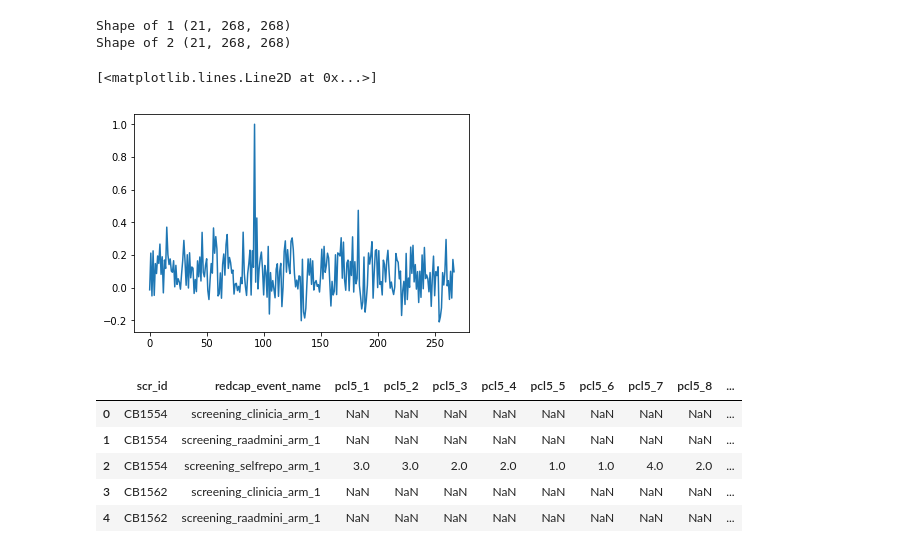
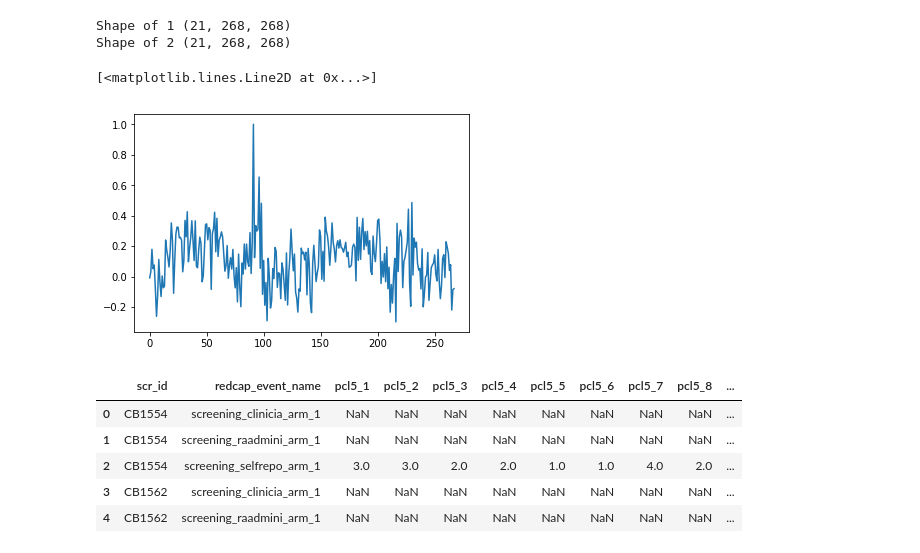
Before and after one commit to orduek/kpe_task, a Jupyter notebook: Behavior_Connectivity_analysis.ipynb, the cells around one changed output. Drawn from its saved outputs; the diff is of its cells as text; code cells hidden in the pictures.

```diff
--- a/Behavior_Connectivity_analysis.ipynb
+++ b/Behavior_Connectivity_analysis.ipynb
@@ -12,10 +12,10 @@ print (f'Shape of 2 {trt1_ses2.shape}')
 Shape of 1 (21, 268, 268)
 Shape of 2 (21, 268, 268)
 # %%
-plt.plot(trt1_ses1[0][:,92])
+plt.plot(trt1_ses1[0][:,91])
 # %% [output]
 [<matplotlib.lines.Line2D at 0x...>]
-[figure, old version]
+[figure, new version]
 # %%
 # load clinical data
 import pandas as pd
```
Also changed, not shown: 5 other files.
